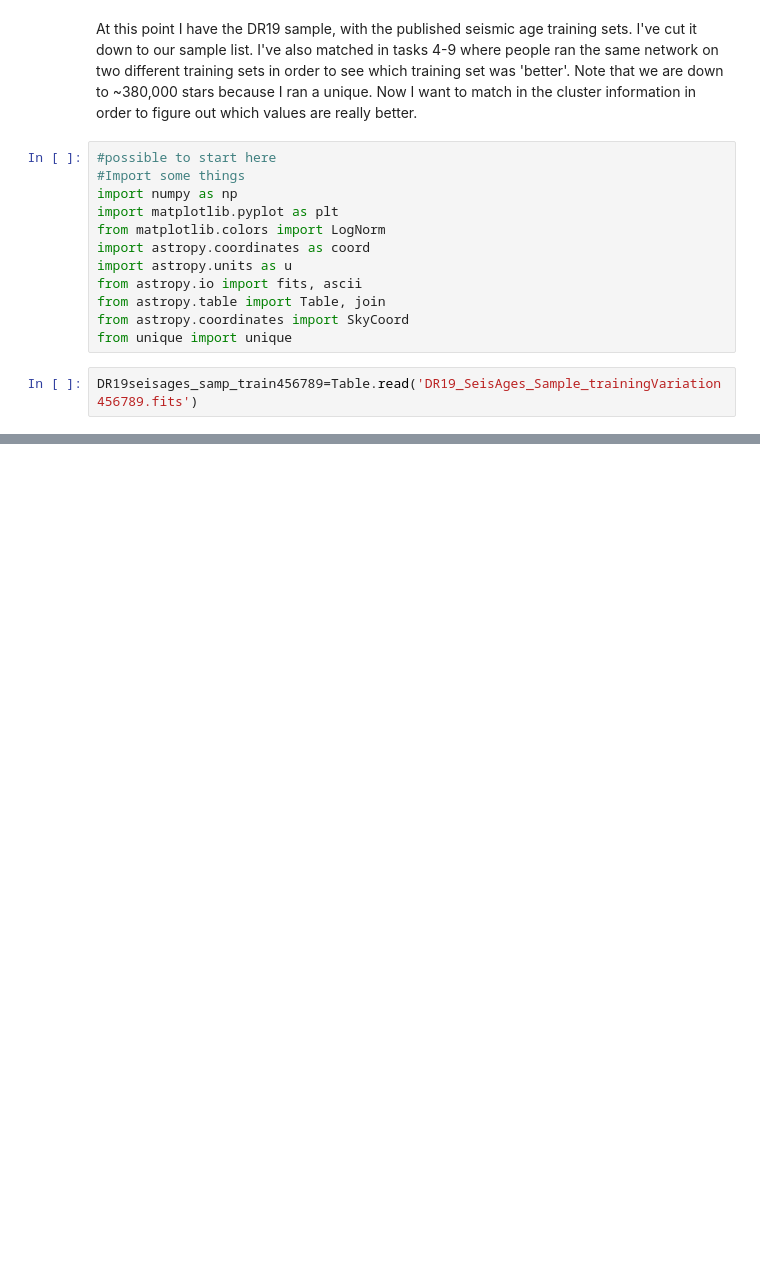
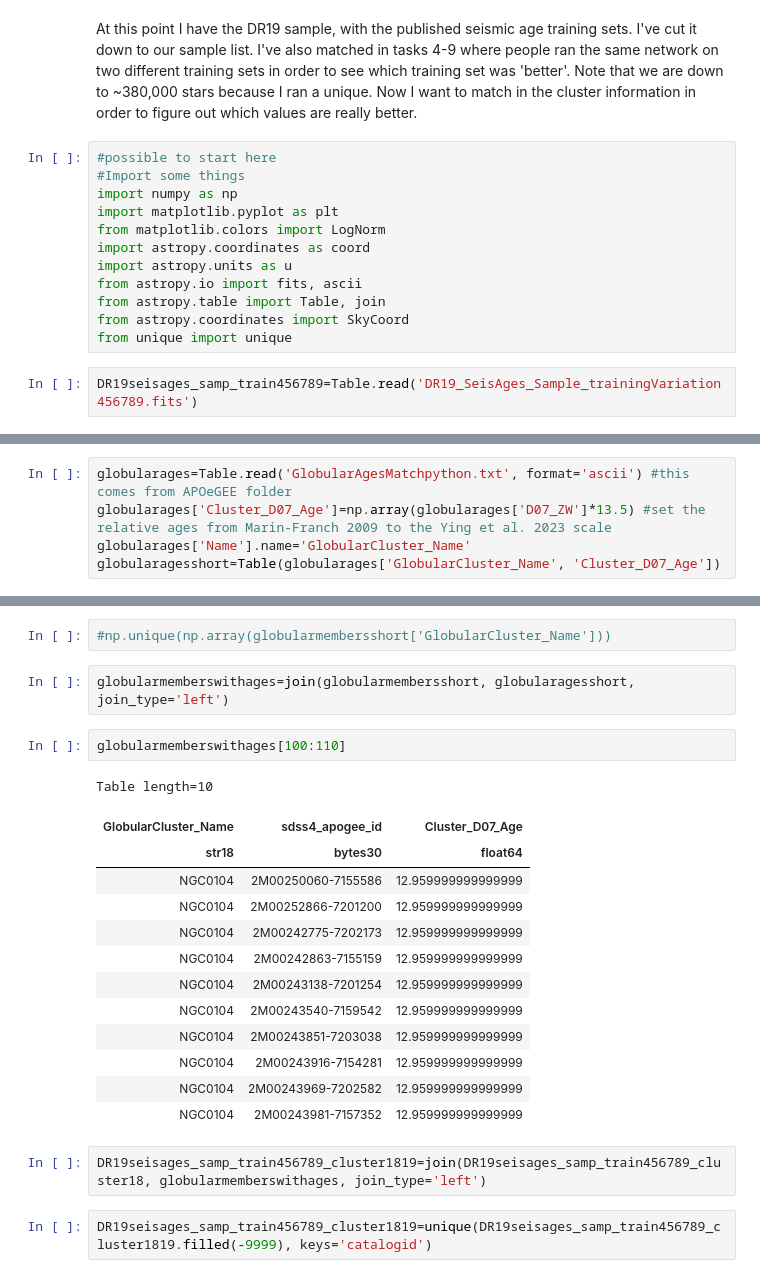
Before and after one commit to Zabdiel-Sanchez/2025_AST4300_Project3, a Jupyter notebook: PaperMakeTables.ipynb, the cells around one changed output, grey strips where cells are left out. Saved outputs shown, nothing was run; the diff lists cells and outputs as text; blank space fills up the shorter version.

```diff
--- a/PaperMakeTables.ipynb
+++ b/PaperMakeTables.ipynb
@@ -371,0 +473,5 @@ DR19seisages_samp_train456789=Table.read('DR19_SeisAges_Sample_trainingVariation
+# %%
+globularages=Table.read('GlobularAgesMatchpython.txt', format='ascii') #this comes from APOeGEE folder
+globularages['Cluster_D07_Age']=np.array(globularages['D07_ZW']*13.5) #set the relative ages from Marin-Franch 2009 to the Ying et al. 2023 scale
+globularages['Name'].name='GlobularCluster_Name'
+globularagesshort=Table(globularages['GlobularCluster_Name', 'Cluster_D07_Age'])
@@ -371,0 +523,24 @@ DR19seisages_samp_train456789=Table.read('DR19_SeisAges_Sample_trainingVariation
+# %%
+#np.unique(np.array(globularmembersshort['GlobularCluster_Name']))
+# %%
+globularmemberswithages=join(globularmembersshort, globularagesshort, join_type='left')
+# %%
+globularmemberswithages[100:110]
+# %% [output]
+Table length=10
+| GlobularCluster_Name | sdss4_apogee_id | Cluster_D07_Age |
+| str18 | bytes30 | float64 |
+| NGC0104 | 2M00250060-7155586 | 12.959999999999999 |
+| NGC0104 | 2M00252866-7201200 | 12.959999999999999 |
+| NGC0104 | 2M00242775-7202173 | 12.959999999999999 |
+| NGC0104 | 2M00242863-7155159 | 12.959999999999999 |
+| NGC0104 | 2M00243138-7201254 | 12.959999999999999 |
+| NGC0104 | 2M00243540-7159542 | 12.959999999999999 |
+| NGC0104 | 2M00243851-7203038 | 12.959999999999999 |
+| NGC0104 | 2M00243916-7154281 | 12.959999999999999 |
+| NGC0104 | 2M00243969-7202582 | 12.959999999999999 |
+| NGC0104 | 2M00243981-7157352 | 12.959999999999999 |
+# %%
+DR19seisages_samp_train456789_cluster1819=join(DR19seisages_samp_train456789_cluster18, globularmemberswithages, join_type='left')
+# %%
+DR19seisages_samp_train456789_cluster1819=unique(DR19seisages_samp_train456789_cluster1819.filled(-9999), keys='catalogid')
```
Also changed, not shown: parts of 22 cells of this notebook, 1 other file.
